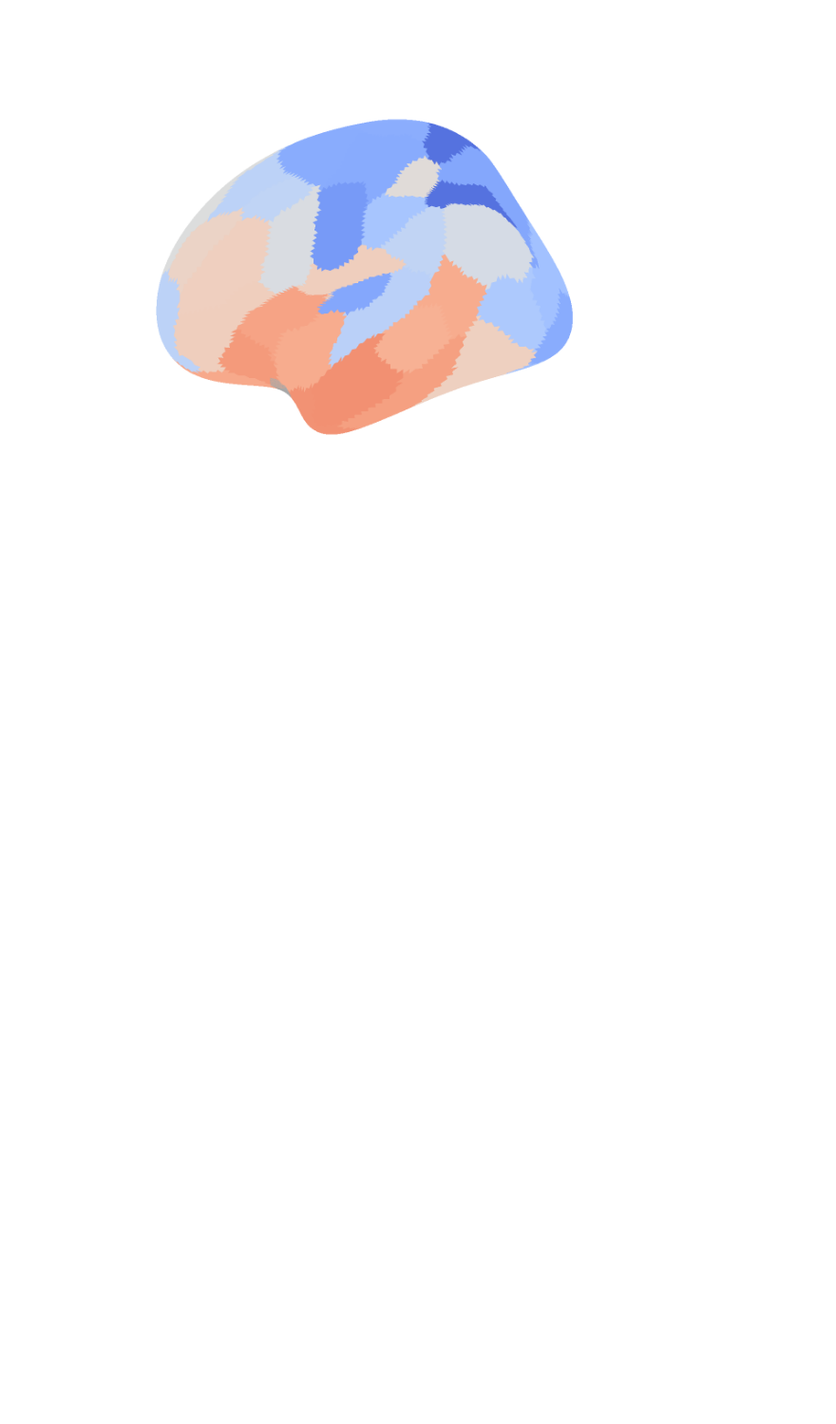
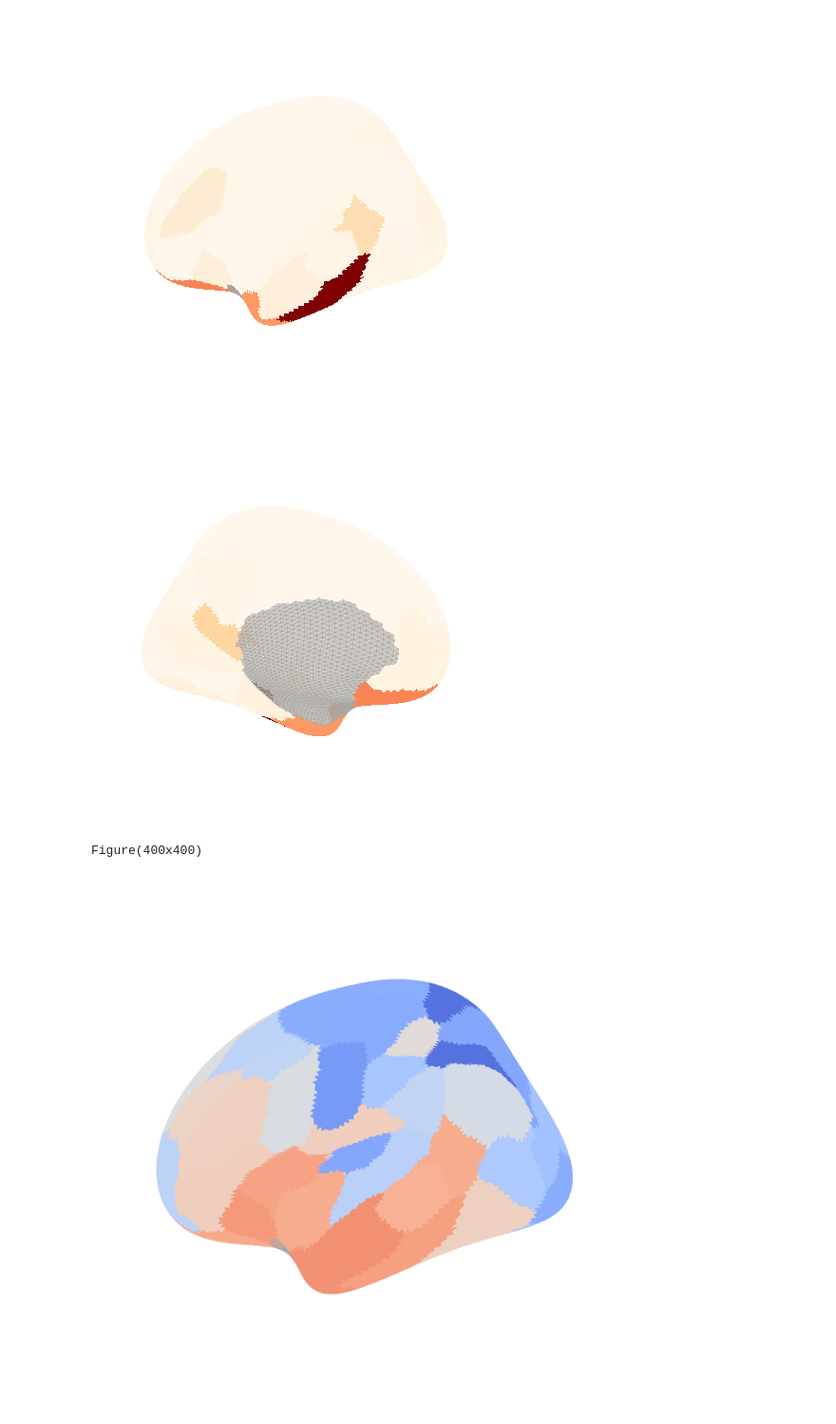
Before and after one commit to ga-cha/SIR_utils, a Jupyter notebook: vis_nii/vis_nii.ipynb, the cells around one changed output. Shown at 95% size. Cells and saved outputs as stored; diff of their text form; code cells hidden in the pictures; blank space fills up the shorter version.

```diff
--- a/vis_nii/vis_nii.ipynb
+++ b/vis_nii/vis_nii.ipynb
@@ -18 +21,10 @@ atlas_surf = np.genfromtxt('/fs03/kg98/jamesp/atlases/Human_cortical/fsaverage5_
 fsaverage = fetch_surf_fsaverage("fsaverage5")
+# %%
+import pandas as pd
+
+gene_df = pd.read_csv('../enrichment/data/251114_gene_pair_pvalues.csv')
+gene_df = gene_df[(gene_df['p_spatial_fdr']<0.05) & (gene_df['p_rewired_fdr']<0.05) & (gene_df['p_gene_fdr']<0.05)]
+
+seed_counts = np.array([gene_df['seed'].value_counts().get(i, 0) for i in range(1, 67)]) + 1  # so that no cortical verts have a value of 0
+# seed_counts = np.genfromtxt('./filtered_df_seed_counts.csv', delimiter=',')
+# seed_counts = seed_counts[:, 1]
@@ -19,3 +33,19 @@ fsaverage = fetch_surf_fsaverage("fsaverage5")
+# %%
+epicentre_surf = seed_counts[atlas_surf.astype(int)-1]
+epicentre_surf = epicentre_surf.astype(float)
+epicentre_surf[atlas_surf == 0] = np.nan
+# fig = plt.figure(figsize=(15, 12))
+disp = nilearn.plotting.plot_surf_roi(fsaverage.infl_left, roi_map=epicentre_surf, hemi='left', view='lateral', cmap='OrRd')
+# disp.gca().set_facecolor((0.8, 0.8, 0.8))
+disp = nilearn.plotting.plot_surf_roi(fsaverage.infl_left, roi_map=epicentre_surf, hemi='left', view='medial',  cmap='OrRd')
+# disp.gca().set_facecolor((0.8, 0.8, 0.8))
+# %% [output]
+[figure, added]
+[figure, added]
+# %%
+print(disp)
+# %% [output]
+Figure(400x400)
 # %%
 sim_atrophy = np.genfromtxt('/fs03/kg98/gchan/SIR_SCZ/SIR_simulator/results/rnf144a_tcap_seed38.csv', delimiter=',')
 sim_atrophy = (sim_atrophy - np.mean(sim_atrophy)) / np.std(sim_atrophy)
```
Also changed, not shown: parts of 4 cells of this notebook, 52 other files.
